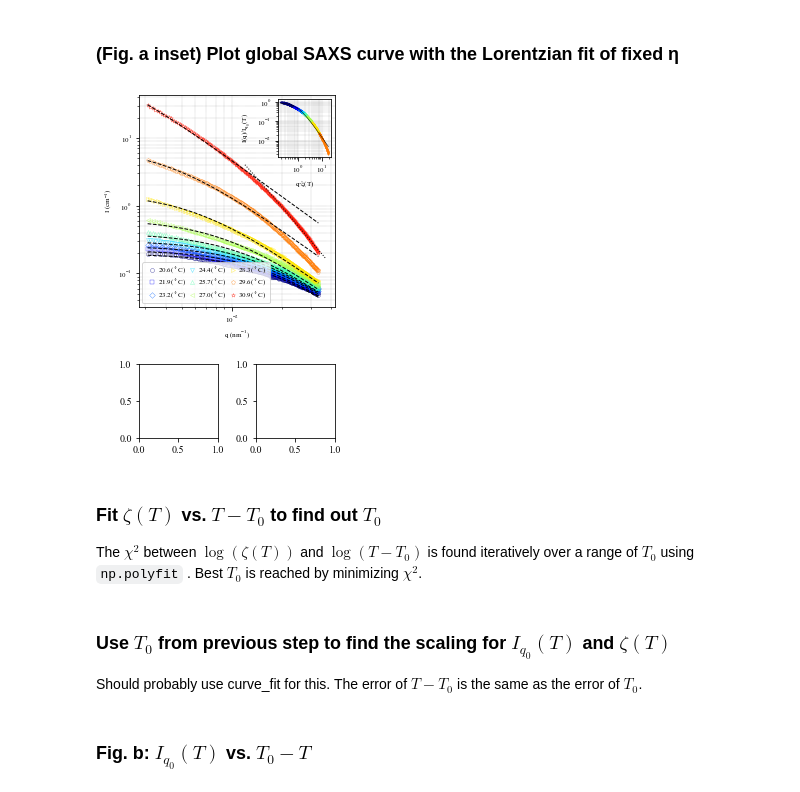
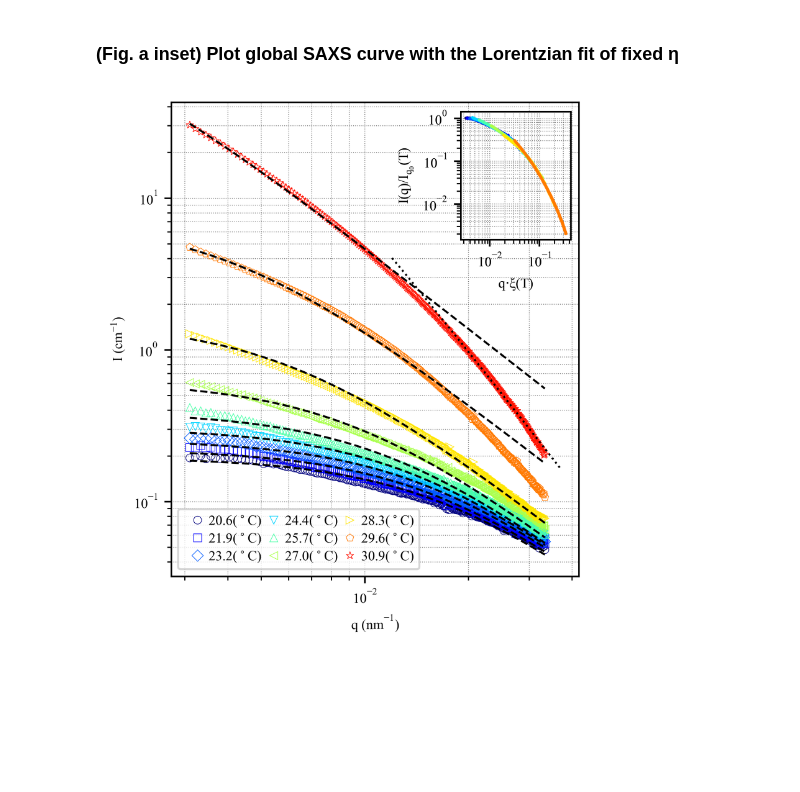
Before and after one commit to AZjk/llps-saxpcs, a Jupyter notebook: H06/SAXS_Global_Fit.ipynb, the cells around one changed output. Saved outputs shown, nothing was run; the diff lists cells and outputs as text; code cells hidden in the pictures; blank space fills up the shorter version.

```diff
--- a/H06/SAXS_Global_Fit.ipynb
+++ b/H06/SAXS_Global_Fit.ipynb
@@ -84,8 +84,8 @@ figure_width_inches = figure_width_mm / 25.4
 fig = plt.figure(figsize=(figure_width_inches, figure_width_inches * 1.5), constrained_layout=True)
 gs = fig.add_gridspec(2, 2, height_ratios=[2, 0.7], width_ratios=[1, 1], hspace=0.1)
 ax1 = fig.add_subplot(gs[0, :])  # Subplot (a)
-ax2 = fig.add_subplot(gs[1, 0])  # Subplot (b)
-ax3 = fig.add_subplot(gs[1, 1])  # Subplot (c)
+# ax2 = fig.add_subplot(gs[1, 0])  # Subplot (b)
+# ax3 = fig.add_subplot(gs[1, 1])  # Subplot (c)
 # Colormap and marker style
 cmap = plt.get_cmap('jet')
 colors = [cmap(i / num_T) for i in range(num_T)]
@@ -153,25 +127,22 @@ extended_scaled_x = extended_x * xi_fit
 # %% [markdown]
 ### (Fig. a inset) Plot global SAXS curve with the Lorentzian fit of fixed η
 # %%
+
+with open('SAXS_Global_Scale.pickle', 'rb') as f:
+    scaling_results = pickle.load(f)
+    scaled_curves = pickle.load(f)
 
 # Inset for Normalized and Fitted Curve in subplot (a)
 ax_inset = ax1.inset_axes([0.71, 0.71, 0.27, 0.27])  # Position inset
 for i in range(8):
-    start_idx = i * 259
-    end_idx = (i + 1) * 259
-    ax_inset.loglog(scaled_x[start_idx:end_idx], filtered_y[start_idx:end_idx], 'o',
+    ax_inset.loglog(scaled_curves[i][0], scaled_curves[i][1]/0.2, 'o',
                     color=colors[i], markersize=0.5)
-ax_inset.loglog(extended_scaled_x, fitted_y, color='black', linewidth=0.5)
 ax_inset.set_xlabel(r'q$\cdot\mathdefault{\xi(T)}$', fontsize=7)
 ax_inset.set_ylabel(r'I(q)/I$\mathdefault{_{q_0}(T)}$', fontsize=7)
 ax_inset.tick_params(axis='both', which='major', labelsize=7)
 ax_inset.grid(which='both', linestyle=':', linewidth=0.4, color='gray')
 plt.figure(fig)
+plt.savefig('./SAXS_H06.pdf')
 plt.show()
-# plt.savefig('./Intermediate_Figures/H06_FigA_Only.pdf', bbox_inches="tight", dpi=600)
 # %% [output]
-[figure, old version]
+[figure, new version]
-# %% [markdown]
-### Fit $ζ(T)$ vs. $T-T_0$ to find out $T_0$
-
-The $χ^2$ between $\log (ζ(T))$ and $\log (T-T_0)$ is found iteratively over a range of $T_0$ using `np.polyfit` . Best $T_0$ is reached by minimizing $χ^2$.
@@ -185,4 +148,0 @@ T_diff = best_T0 - temperatures
-# %% [markdown]
-### Use $T_0$ from previous step to find the scaling for $I_{q_0}(T)$ and $ζ(T)$
-
-Should probably use curve_fit for this. The error of $T-T_0$ is the same as the error of $T_0$.
@@ -213,2 +148,0 @@ xi_fit_line = A_xi * (T_diff_fit ** slope_xi)
-# %% [markdown]
-### Fig. b: $I_{q_0}(T)$ vs. $T_0-T$
```
Also changed, not shown: parts of 10 cells of this notebook, 13 other files.
